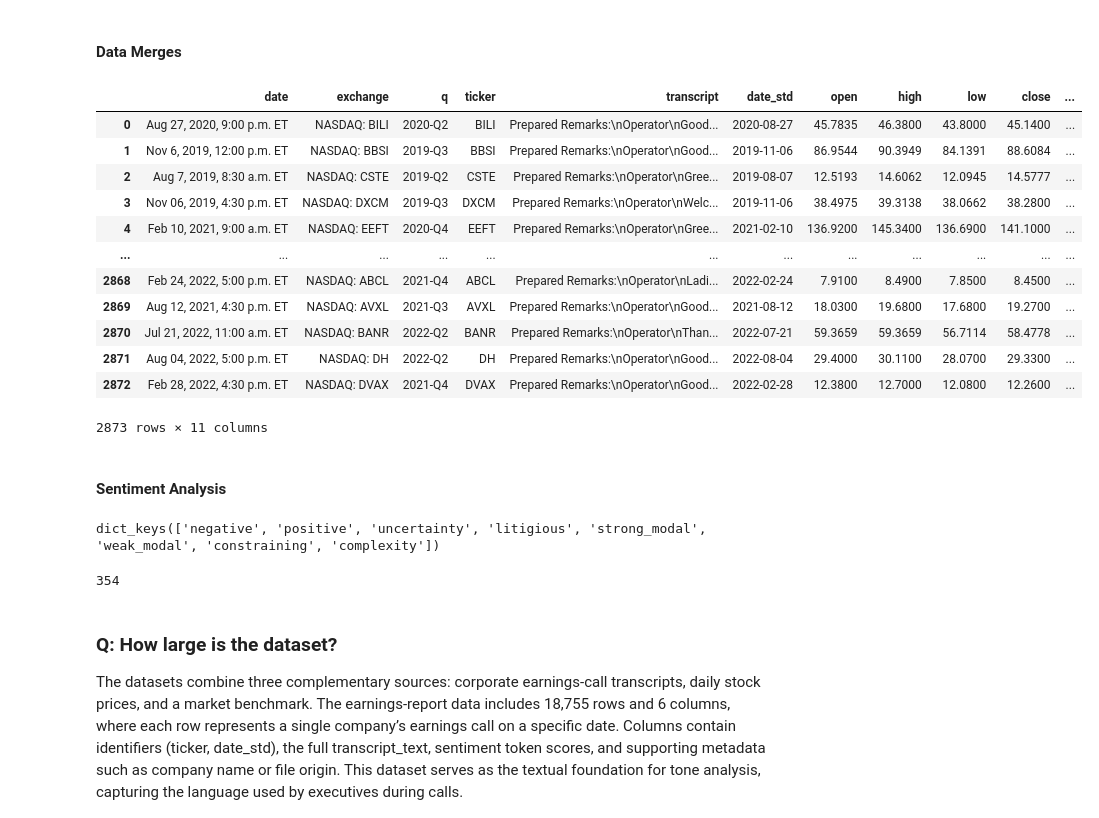
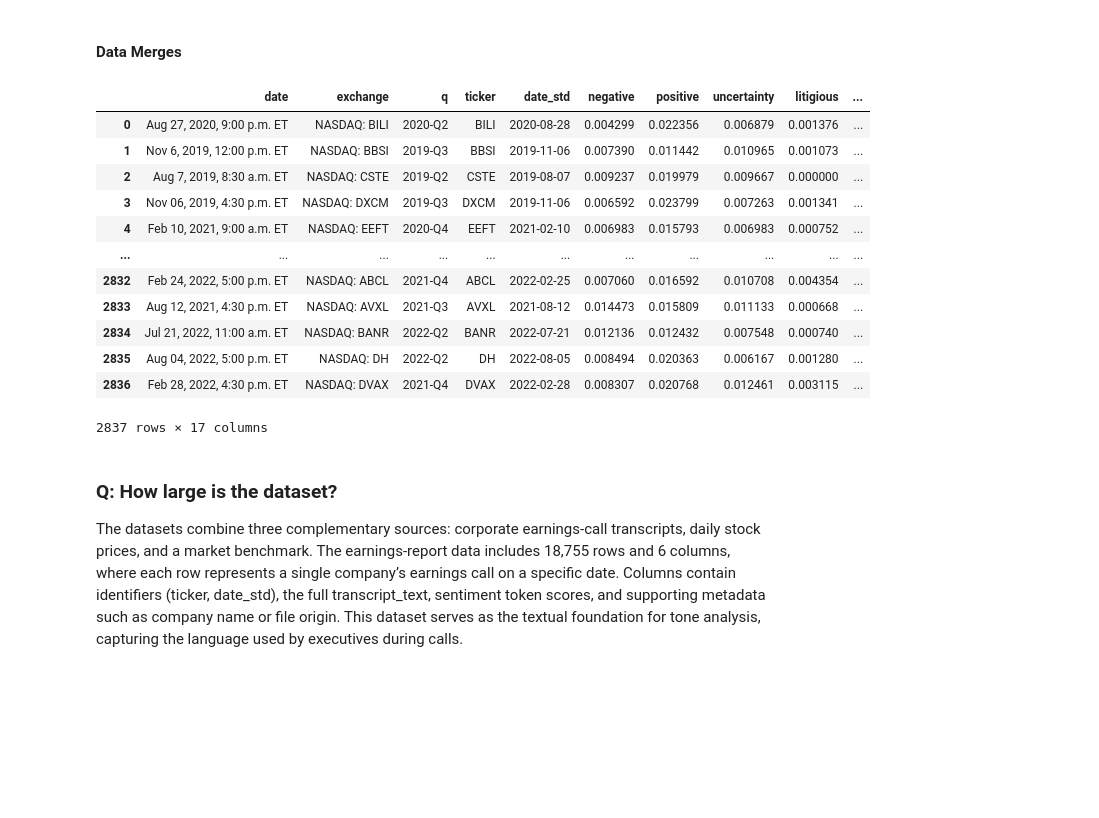
Before and after one commit to asht0nmb/earnings_language_impact, a Jupyter notebook: project.ipynb, the cells around one changed output. Cells and saved outputs as stored; diff of their text form; code cells hidden in the pictures; blank space fills up the shorter version.

Commit message:
Feat: Sentiment analysis and data pipeline

```diff
--- a/project.ipynb
+++ b/project.ipynb
@@ -191,8 +345,10 @@ def date_transform(df: DataFrame, src_col: str, out_col: str) -> DataFrame:
 # %%
 # Earnings Reports
 er_df = read_er_pkl("data/motley-fool-data.pkl")
-er_df = er_transform(er_df, 'date', 'date_std')
-er_df = er_df.dropna(subset=['date_std']).copy()
+er_df = er_date_transform(er_df, 'date', 'date_std')
+er_df = er_df.dropna(subset=['date_std'])
 # below: removes the time stamps -> not included in function for separate use case later
 # --> use times for adjusted window calcs in final
-er_df['date_std'] = er_df['date_std'].dt.date
+# ** er_df['date_std'] = er_df['date_std'].dt.date
+# applies tokenizer below
+er_df = apply_features(er_df, 'transcript', True)
@@ -201,9 +374,13 @@ er_df['date_std'] = er_df['date_std'].dt.date
 Simplified loading process that reduces memory usage by focusing on relevant tickers
 # %%
 def load_single_ohlcv(file: str) -> DataFrame:
-    """Load a single OHLCV file with ticker column."""
+    """
+    Load a single OHLCV file with ticker column, barring
+    ticker column errors, and returns the dataframe.
+    """
     df = pd.read_csv(file)
     if 'ticker' not in df.columns:
         df['ticker'] = file.stem.upper()
+
     return df
 # %%
@@ -292,28 +440,30 @@ assert 'date_std' in spy_df.columns
 #### Stock Return Calcs
 *Similar Function
 # %%
-def daily_returns_calc(df: DataFrame, price_col: str, date_col: str, group_col: str = None, return_col: str = None) -> DataFrame:
+def daily_returns_calc(df: DataFrame, price_col: str, date_col: str, group_col: str, return_col: str) -> DataFrame:
     """
     Computes daily returns given an input df, price col, date col, and grouping column,
     using a simple percent change formula. Returns a df that retains the calculated
-    returns, that is sorted.
+    returns, and that is sorted ensuring congruent calculations.
     """
-    # asserts for input verification?
+    # asserts for input verification (are they necessary?)
     assert price_col in df.columns, f"Column '{price_col}' not found"
     assert date_col in df.columns, f"Column '{date_col}' not found"
     assert len(df) > 0, "DataFrame cannot be empty"
 
-    out = df.copy()
+    new_df = df.copy()      # could avoid the copy for memory improvement, but use if possible
 
+    # data should be sorted, but pct change calc will be WRONG if it isnt, so we ensure
+    # group_col must be specified as None in the call if performing for a single stock ->
+        # risk too high if accidentally forgetten with multi ticker data
     if group_col is None:
-        sort_cols = [date_col]
-        out = out.sort_values(sort_cols)
-        out[return_col] = out[price_col].pct_change()
+        new_df = new_df.sort_values(date_col)
+        new_df[return_col] = new_df[price_col].pct_change()
     else:
         sort_cols = [group_col, date_col]
-        out = out.sort_values(sort_cols)
-        out[return_col] = out.groupby(group_col)[price_col].pct_change()
+        new_df = new_df.sort_values(sort_cols)
+        new_df[return_col] = new_df.groupby(group_col)[price_col].pct_change()
 
-    assert out[return_col].notna().sum() > 0, "All returns are NaN"
+    assert new_df[return_col].notna().sum() > 0, "All returns are NaN | 0"
 
-    return out
+    return new_df
@@ -339,3 +470,3 @@ def event_window_car(merged_df: DataFrame, window_days: int = 2) -> DataFrame:
 # %%
-ohlcv_df = daily_returns_calc(ohlcv_df, 'close', 'date_std', 'ticker', 'return')
-spy_returns = daily_returns_calc(spy_df, 'Close', 'date_std', return_col='spy_return')
+ohlcv_returns = daily_returns_calc(ohlcv_df, 'close', 'date_std', 'ticker', 'return_fract')
+spy_returns = daily_returns_calc(spy_df, 'Close', 'date_std', group_col = None, return_col='spy_return_fract')
@@ -349,31 +507,21 @@ if 'datetime64' in str(ohlcv_df['date_std'].dtype): #can delete IF stmnt once in
 # %%
 # uses inner join to merge pricing and report data (post ticker filter)
-merged = er_df.merge(ohlcv_df, on=['ticker', 'date_std'], how='inner')
+merged = er_df.merge(ohlcv_returns, on=['ticker', 'date_std'], how='inner')
 merged
 # %% [output]
-|  | date | exchange | q | ticker | transcript | date_std | open | high | low | close | ... |
-| 0 | Aug 27, 2020, 9:00 p.m. ET | NASDAQ: BILI | 2020-Q2 | BILI | Prepared Remarks:\nOperator\nGood... | 2020-08-27 | 45.7835 | 46.3800 | 43.8000 | 45.1400 | ... |
-| 1 | Nov 6, 2019, 12:00 p.m. ET | NASDAQ: BBSI | 2019-Q3 | BBSI | Prepared Remarks:\nOperator\nGood... | 2019-11-06 | 86.9544 | 90.3949 | 84.1391 | 88.6084 | ... |
-| 2 | Aug 7, 2019, 8:30 a.m. ET | NASDAQ: CSTE | 2019-Q2 | CSTE | Prepared Remarks:\nOperator\nGree... | 2019-08-07 | 12.5193 | 14.6062 | 12.0945 | 14.5777 | ... |
-| 3 | Nov 06, 2019, 4:30 p.m. ET | NASDAQ: DXCM | 2019-Q3 | DXCM | Prepared Remarks:\nOperator\nWelc... | 2019-11-06 | 38.4975 | 39.3138 | 38.0662 | 38.2800 | ... |
-| 4 | Feb 10, 2021, 9:00 a.m. ET | NASDAQ: EEFT | 2020-Q4 | EEFT | Prepared Remarks:\nOperator\nGree... | 2021-02-10 | 136.9200 | 145.3400 | 136.6900 | 141.1000 | ... |
-| ... | ... | ... | ... | ... | ... | ... | ... | ... | ... | ... | ... |
-| 2868 | Feb 24, 2022, 5:00 p.m. ET | NASDAQ: ABCL | 2021-Q4 | ABCL | Prepared Remarks:\nOperator\nLadi... | 2022-02-24 | 7.9100 | 8.4900 | 7.8500 | 8.4500 | ... |
-| 2869 | Aug 12, 2021, 4:30 p.m. ET | NASDAQ: AVXL | 2021-Q3 | AVXL | Prepared Remarks:\nOperator\nGood... | 2021-08-12 | 18.0300 | 19.6800 | 17.6800 | 19.2700 | ... |
-| 2870 | Jul 21, 2022, 11:00 a.m. ET | NASDAQ: BANR | 2022-Q2 | BANR | Prepared Remarks:\nOperator\nThan... | 2022-07-21 | 59.3659 | 59.3659 | 56.7114 | 58.4778 | ... |
-| 2871 | Aug 04, 2022, 5:00 p.m. ET | NASDAQ: DH | 2022-Q2 | DH | Prepared Remarks:\nOperator\nGood... | 2022-08-04 | 29.4000 | 30.1100 | 28.0700 | 29.3300 | ... |
-| 2872 | Feb 28, 2022, 4:30 p.m. ET | NASDAQ: DVAX | 2021-Q4 | DVAX | Prepared Remarks:\nOperator\nGood... | 2022-02-28 | 12.3800 | 12.7000 | 12.0800 | 12.2600 | ... |
+|  | date | exchange | q | ticker | date_std | negative | positive | uncertainty | litigious | ... |
+| 0 | Aug 27, 2020, 9:00 p.m. ET | NASDAQ: BILI | 2020-Q2 | BILI | 2020-08-28 | 0.004299 | 0.022356 | 0.006879 | 0.001376 | ... |
+| 1 | Nov 6, 2019, 12:00 p.m. ET | NASDAQ: BBSI | 2019-Q3 | BBSI | 2019-11-06 | 0.007390 | 0.011442 | 0.010965 | 0.001073 | ... |
+| 2 | Aug 7, 2019, 8:30 a.m. ET | NASDAQ: CSTE | 2019-Q2 | CSTE | 2019-08-07 | 0.009237 | 0.019979 | 0.009667 | 0.000000 | ... |
+| 3 | Nov 06, 2019, 4:30 p.m. ET | NASDAQ: DXCM | 2019-Q3 | DXCM | 2019-11-06 | 0.006592 | 0.023799 | 0.007263 | 0.001341 | ... |
+| 4 | Feb 10, 2021, 9:00 a.m. ET | NASDAQ: EEFT | 2020-Q4 | EEFT | 2021-02-10 | 0.006983 | 0.015793 | 0.006983 | 0.000752 | ... |
+| ... | ... | ... | ... | ... | ... | ... | ... | ... | ... | ... |
+| 2832 | Feb 24, 2022, 5:00 p.m. ET | NASDAQ: ABCL | 2021-Q4 | ABCL | 2022-02-25 | 0.007060 | 0.016592 | 0.010708 | 0.004354 | ... |
+| 2833 | Aug 12, 2021, 4:30 p.m. ET | NASDAQ: AVXL | 2021-Q3 | AVXL | 2021-08-12 | 0.014473 | 0.015809 | 0.011133 | 0.000668 | ... |
+| 2834 | Jul 21, 2022, 11:00 a.m. ET | NASDAQ: BANR | 2022-Q2 | BANR | 2022-07-21 | 0.012136 | 0.012432 | 0.007548 | 0.000740 | ... |
+| 2835 | Aug 04, 2022, 5:00 p.m. ET | NASDAQ: DH | 2022-Q2 | DH | 2022-08-05 | 0.008494 | 0.020363 | 0.006167 | 0.001280 | ... |
+| 2836 | Feb 28, 2022, 4:30 p.m. ET | NASDAQ: DVAX | 2021-Q4 | DVAX | 2022-02-28 | 0.008307 | 0.020768 | 0.012461 | 0.003115 | ... |
-2873 rows × 11 columns
+2837 rows × 17 columns
-# %% [markdown]
-#### Sentiment Analysis
-# %%
-sentiment_dicts.keys()
-# %% [output]
-dict_keys(['negative', 'positive', 'uncertainty', 'litigious', 'strong_modal', 'weak_modal', 'constraining', 'complexity'])
-# %%
-len(sentiment_dicts['positive'])
-# %% [output]
-354
 # %% [markdown]
 ### Q: How large is the dataset?
 The datasets combine three complementary sources: corporate earnings-call transcripts, daily stock prices, and a market benchmark. The earnings-report data includes 18,755 rows and 6 columns, where each row represents a single company’s earnings call on a specific date. Columns contain identifiers (ticker, date_std), the full transcript_text,  sentiment token scores, and supporting metadata such as company name or file origin. This dataset serves as the textual foundation for tone analysis, capturing the language used by executives during calls.
```
Also changed, not shown: parts of 27 cells of this notebook.
